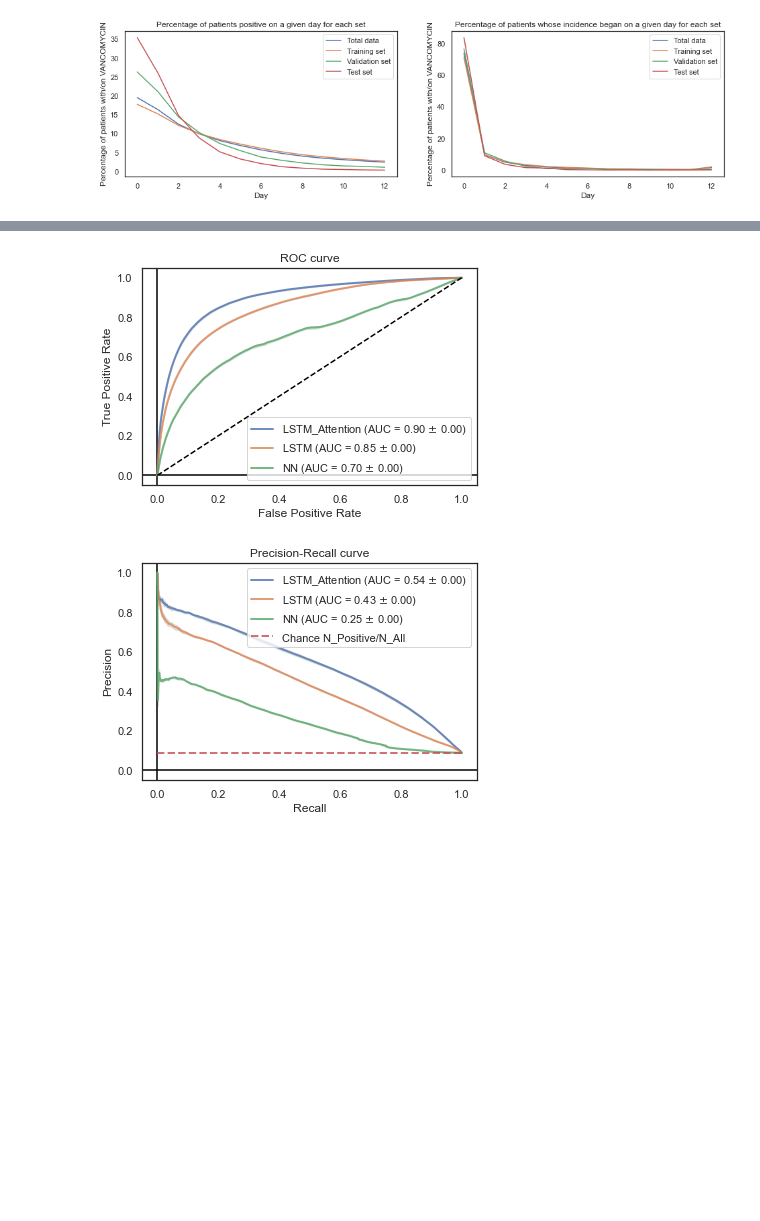
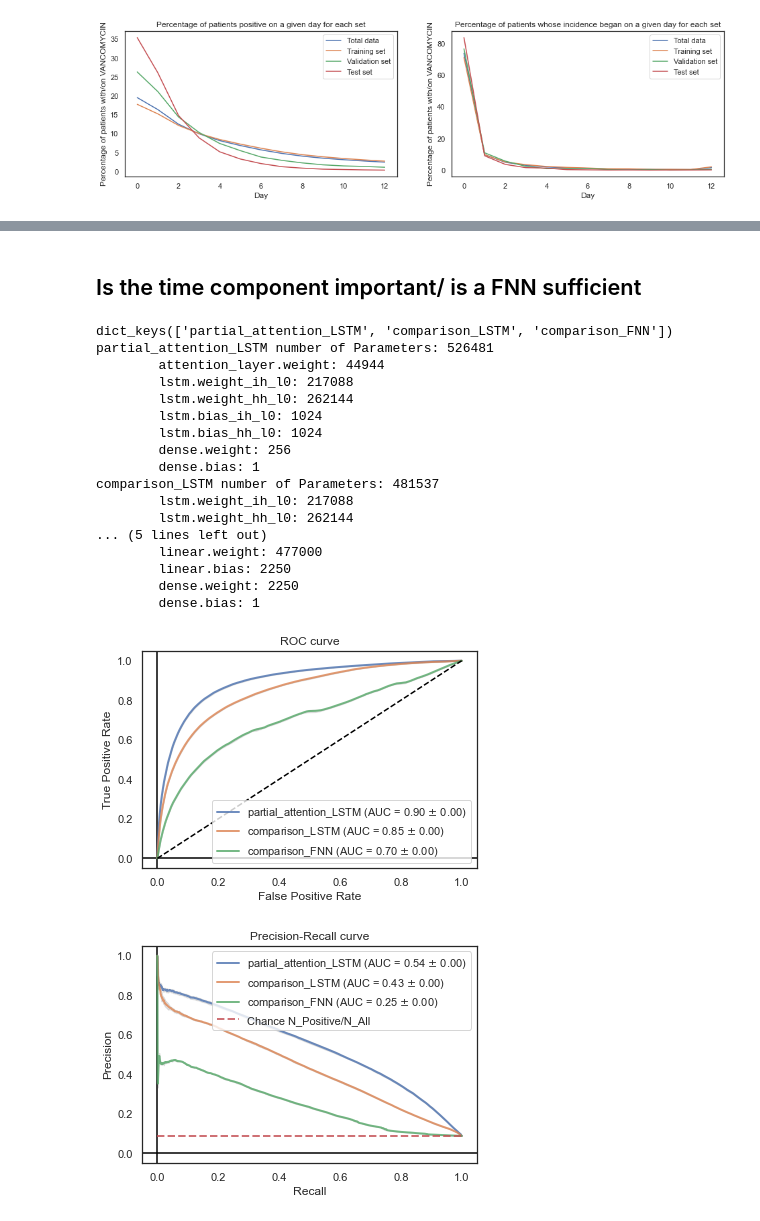
Before and after one commit to moskast/mimic_model, a Jupyter notebook: test.ipynb, the cells around one changed output, grey strips where cells are left out. Cells and saved outputs as stored; diff of their text form; code cells hidden in the pictures; blank space fills up the shorter version.

```diff
--- a/test.ipynb
+++ b/test.ipynb
@@ -195,19 +175,18 @@ NN number of Parameters: 481501
-# %%
-#############################
-## SUPPLEMENTARY FIGURE 2 ###
-#############################
-def get_prediction_dict(input_data, models):
-    prediction_dict = dict()
-    with torch.no_grad():
-        X_tensor = torch.tensor(input_data, dtype=torch.float).clone().detach()
-        for model_type in models.keys():
-            prediction_dict[model_type] = []
-            for model in models[model_type]:
-                prediction = model(X_tensor)
-                prediction_dict[model_type].append(prediction.detach().numpy())
-    return prediction_dict
+# %% [markdown]
+## Is the time component important/ is a FNN sufficient
 # %%
-def plot_curves(predictions, plot_roc, save_fig=True):
+def get_prediction_dict(input_data, model_dict):
+    prediction_dict = dict()
+    with torch.no_grad():
+        X_tensor = torch.tensor(input_data, dtype=torch.float).clone().detach()
+        for model_type in model_dict.keys():
+            prediction_dict[model_type] = []
+            for model in model_dict[model_type]:
+                prediction = model(X_tensor)
+                prediction_dict[model_type].append(prediction.detach().numpy())
+    return prediction_dict
+
+def plot_curves(predictions, plot_roc, Y_TEST, y_boolmat_test, save_fig=True):
     y = Y_TEST[~y_boolmat_test]
     mean_x = np.linspace(0, 1, 1000)
 
@@ -231,41 +210,65 @@ def plot_curves(predictions, plot_roc, save_fig=True):
         mean_y = np.mean(y_value_list, axis=0)
         mean_auc = auc(mean_x, mean_y)
         std_auc = np.std(auc_list)
-        plt.plot(mean_x, mean_y, lw=2, alpha=.8, label=model_type + r' (AUC = %0.2f $\pm$ %0.2f)' % (mean_auc, std_auc))
+        plt.plot(mean_x, mean_y, lw=2, alpha=.8, label=str(model_type) + r' (AUC = %0.2f $\pm$ %0.2f)' % (mean_auc, std_auc))
 
         std_y = np.std(y_value_list, axis=0)
         upper_y = np.minimum(mean_y + std_y, 1)
         lower_y = np.maximum(mean_y - std_y, 0)
         plt.fill_between(mean_x, lower_y, upper_y, color='grey', alpha=.2)
 
     if plot_roc:
         xlabel = 'False Positive Rate'
         ylabel = 'True Positive Rate'
         title = 'ROC curve'
         plt.plot([0, 1], [0, 1], color='black', linestyle='--')
     else:
         xlabel = 'Recall'
         ylabel = 'Precision'
         title = 'Precision-Recall curve'
         chance = len(y[y==1])/len(y)
         plt.plot([0, 1], [chance, chance], linestyle='--', lw=2, color='r', label='Chance N_Positive/N_All', alpha=.8)
     plt.xlabel(xlabel)
     plt.ylabel(ylabel)
     plt.title(title)
     plt.legend(loc="best")
     if save_fig:
         plt.savefig(f'{figure_dir}/{target}_{title}.{figure_format}',
                     format=figure_format, dpi=300, facecolor='white', transparent=True, bbox_inches='tight')
     else:
         plt.show()
 
+def compare_NN_RNN(model_types, mimic_version, target, n_time_steps, seeds, X_TEST, Y_TEST, y_boolmat_test):
+    model_dict_time = get_model_dict(model_types, mimic_version, target, n_time_steps, seeds)
+    print(model_dict_time.keys())
+    print_param_count(model_dict_time)
 
-    """TN, FP, FN, TP = confusion_matrix(Y_TEST[~y_boolmat_test], np.around(Y_PRED_mask_0[~y_boolmat_test])).ravel()
-PPV = TP/(TP+FP)
-print("PPV for full model is {0}".format(PPV))
-CR = classification_report(Y_TEST[~y_boolmat_test], np.around(Y_PRED_mask_0[~y_boolmat_test]))
+    predictions = get_prediction_dict(X_TEST, model_dict_time)
 
-print("Sensitivity for full model is {0}".format(CR.split('\n')[3].split()[2]))
-# classification_report(Y_TEST[~y_boolmat_test], np.around(Y_PRED_mask_0[~y_boolmat_test]))
+    plot_curves(predictions, True, Y_TEST, y_boolmat_test)
+    plot_curves(predictions, False, Y_TEST, y_boolmat_test)
 
-print(classification_report(Y_TEST[~y_boolmat_test], np.around(Y_PRED_mask_0[~y_boolmat_test])))"""
+
+
+model_types = ['partial_attention_LSTM', 'comparison_LSTM', 'comparison_FNN']
+compare_NN_RNN(model_types, mimic_version, target, n_time_steps, seeds, X_TEST, Y_TEST, y_boolmat_test)
+# %% [output]
+dict_keys(['partial_attention_LSTM', 'comparison_LSTM', 'comparison_FNN'])
+partial_attention_LSTM number of Parameters: 526481
+        attention_layer.weight: 44944
+        lstm.weight_ih_l0: 217088
+        lstm.weight_hh_l0: 262144
+        lstm.bias_ih_l0: 1024
+        lstm.bias_hh_l0: 1024
+        dense.weight: 256
+        dense.bias: 1
+comparison_LSTM number of Parameters: 481537
+        lstm.weight_ih_l0: 217088
+        lstm.weight_hh_l0: 262144
+... (5 lines left out)
+        linear.weight: 477000
+        linear.bias: 2250
+        dense.weight: 2250
+        dense.bias: 1
+[figure, added]
+[figure, added]
@@ -274,6 +274,0 @@ predictions = get_prediction_dict(X_TEST, model_dict)
-# %%
-plot_curves(predictions, True)
-plot_curves(predictions, False)
-# %% [output]
-[figure, removed]
-[figure, removed]
```
Also changed, not shown: parts of 11 cells of this notebook, 3 other files.
